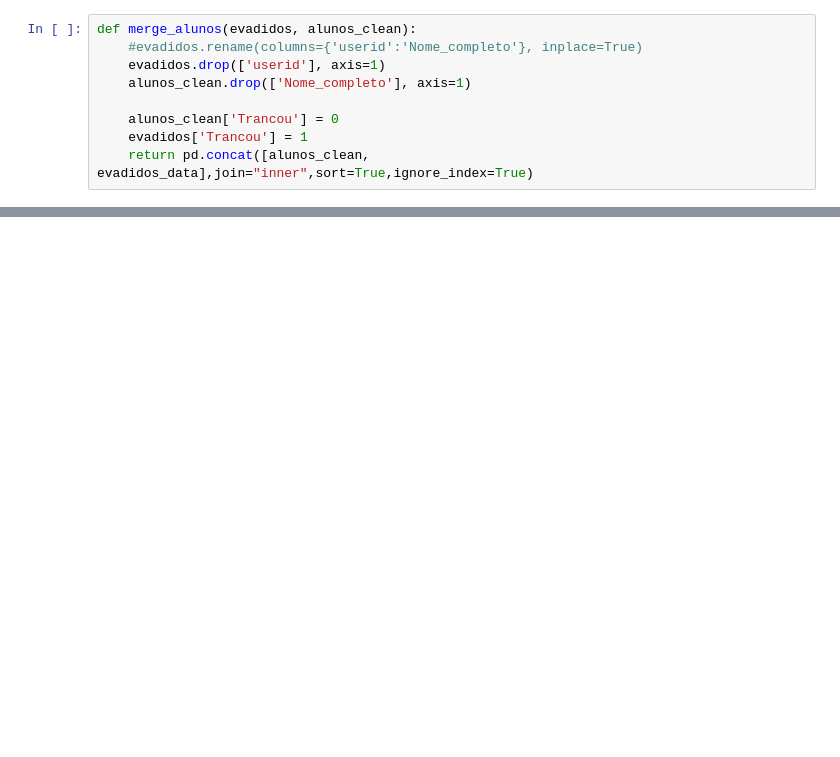
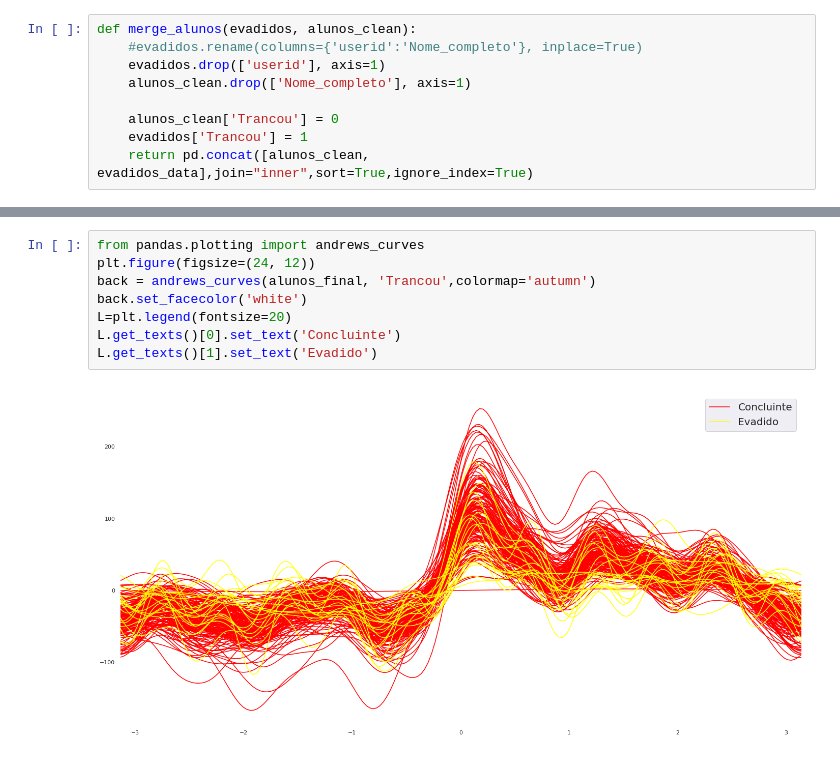
Before and after one commit to rrm86/CRE_Analysis, a Jupyter notebook: analise.ipynb, the cells around one changed output, grey strips where cells are left out. Cells and saved outputs as stored; diff of their text form; blank space fills up the shorter version.

```diff
--- a/analise.ipynb
+++ b/analise.ipynb
@@ -334,0 +470,10 @@ dados_finais.columns
+# %%
+from pandas.plotting import andrews_curves
+plt.figure(figsize=(24, 12))
+back = andrews_curves(alunos_final, 'Trancou',colormap='autumn')
+back.set_facecolor('white')
+L=plt.legend(fontsize=20)
+L.get_texts()[0].set_text('Concluinte')
+L.get_texts()[1].set_text('Evadido')
+# %% [output]
+[figure, added]
```
Also changed, not shown: parts of 36 cells of this notebook.
